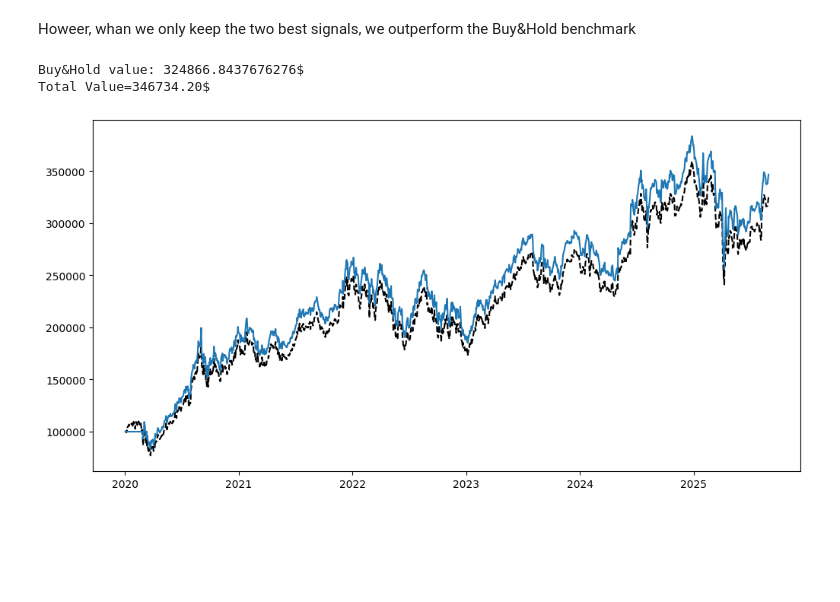
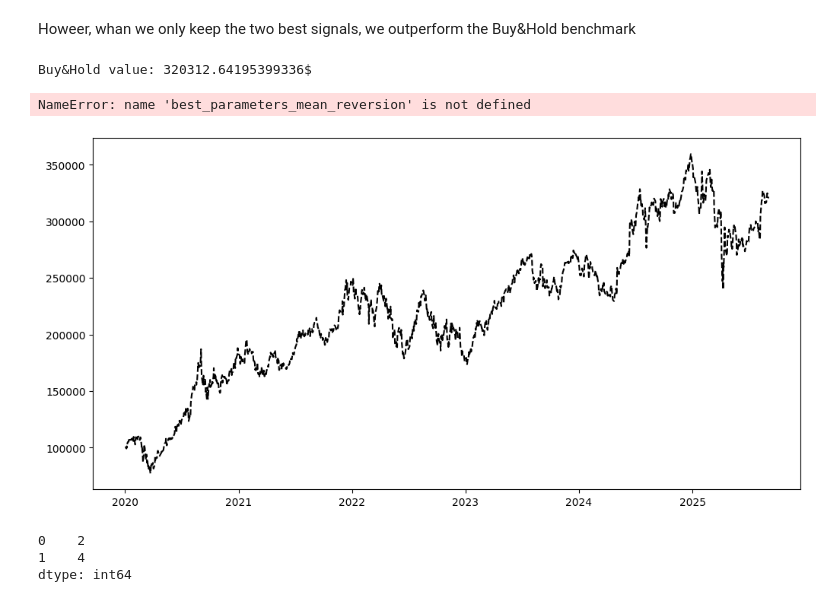
Before and after one commit to VincentGoze/SimpleBacktesting, a Jupyter notebook: Untitled.ipynb, the cells around one changed output. Cells and saved outputs as stored; diff of their text form; code cells hidden in the pictures; blank space fills up the shorter version.

```diff
--- a/Untitled.ipynb
+++ b/Untitled.ipynb
@@ -174,5 +203,5 @@ def optimize_signal_parameters(signal_name,df,prices_column,parameters,pourcenta
 # %%
-best_value_mean_reversion, best_parameters_mean_reversion=optimize_signal_parameters(mean_reversion_signal,df,"Close",{"window":[4,10,15,20],"threshold":[0,0.02,0.05,0.08]},pourcentages_buy=[0.2,0.5,0.65,0.8],cutoff_threshold=1.3)
+best_value_mean_reversion, best_parameters["mean_reversion"]=optimize_signal_parameters(mean_reversion_signal,df,"Close",{"window":[4,10,15,20],"threshold":[0,0.02,0.05,0.08]},pourcentages_buy=[0.2,0.5,0.65,0.8],cutoff_threshold=1.3)
 
 #The result with this signal is not very good
 # %% [output]
@@ -186,4 +215,4 @@ best_value_mean_reversion, best_parameters_mean_reversion=optimize_signal_parame
 [figure]
 # %%
-best_value_rsi, best_parameters_rsi=optimize_signal_parameters(rsi_signal,df,"Close",{"window":[10,15,20],"lower_threshold":[20,30],"upper_threshold":[70,80]},[0.2,0.5,0.65,0.8])
+best_value_rsi, best_parameters["rsi"]=optimize_signal_parameters(rsi_signal,df,"Close",{"window":[10,15,20],"lower_threshold":[20,30],"upper_threshold":[70,80]},[0.2,0.5,0.65,0.8,0.9,1],)
 # %% [output]
@@ -197,3 +229,3 @@ best_value_rsi, best_parameters_rsi=optimize_signal_parameters(rsi_signal,df,"Cl
 # %%
-best_value_crossover, best_parameters_crossover=optimize_signal_parameters(moving_average_crossover_signal,df,"Close",{"short_window":[10,15,20],"long_window":[30,40,50],"threshold":[0,0.02,0.05,0.08]},[0.2,0.5,0.65,0.8],cutoff_threshold=2.5)
+best_value_crossover, best_parameters["crossover"]=optimize_signal_parameters(moving_average_crossover_signal,df,"Close",{"short_window":[10,15,20],"long_window":[30,40,50],"threshold":[0,0.02,0.05,0.08]},[0.2,0.5,0.65,0.8,0.9,1],cutoff_threshold=2.5)
 # %% [output]
@@ -212,9 +257,3 @@ best_value_crossover, best_parameters_crossover=optimize_signal_parameters(movin
 ## Combining the signals
 # %% [markdown]
 This section needs to be cleaned: add modularity to allow for different combinations of signals
-# %%
-# stick with pourcentages_buy=0.8 for the moment
-
-best_parameters_mean_reversion.pop("pourcentages_buy")
-best_parameters_rsi.pop("pourcentages_buy")
-best_parameters_crossover.pop("pourcentages_buy")
@@ -298,34 +347,34 @@ signal_3=moving_average_crossover_signal(df,"Close",*best_parameters_crossover.v
 
 cash=initial_amount
 n_shares=0
 
 
 nr_shares=[]
 total_value=[]
 
 for a in range(len(df)):
     row=df.iloc[a]
     sig=signal_1[a]+signal_2[a]+signal_3[a]
     if sig>0:
         to_buy=math.floor(0.8*cash/row["Open"])
         n_shares+=to_buy
         cash-=(to_buy*row["Open"])
-    elif sig<-1: #sell all acquired stocks
+    elif sig<0: #sell all acquired stocks
         cash+=(n_shares*row["Open"])
         n_shares=0
     nr_shares.append(n_shares)
     total_value.append(cash+n_shares*row["Open"])
 
 
 
 
 print(f"Total Value={total_value[-1]:.2f}$")
 plt.plot(df.index, total_value, label=f'Parameters={values}')
 
 
 
 plt.show()
 # %% [output]
-Buy&Hold value: 324866.8437676276$
-Total Value=346734.20$
+Buy&Hold value: 320312.64195399336$
+NameError: name 'best_parameters_mean_reversion' is not defined
-[figure, old version]
+[figure, new version]
@@ -331,0 +385,6 @@ Total Value=346734.20$
+# %%
+sum(c)
+# %% [output]
+0    2
+1    4
+dtype: int64
```
Also changed, not shown: parts of 12 cells of this notebook, 1 other file.
